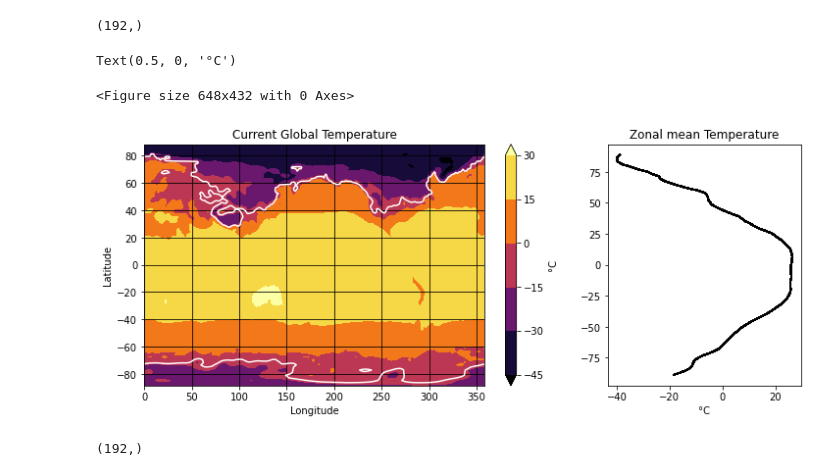
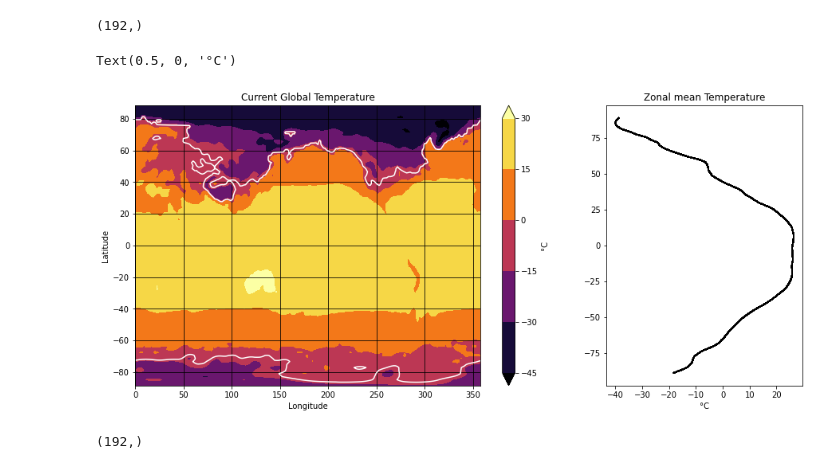
Before and after one commit to saranya8989/2022_ML_Earth_Env_Sci, a Jupyter notebook: Lab_Notebooks/S1_3_Matplotlib.ipynb, the cells around one changed output. Cells and saved outputs as stored; diff of their text form; code cells hidden in the pictures.

```diff
--- a/Lab_Notebooks/S1_3_Matplotlib.ipynb
+++ b/Lab_Notebooks/S1_3_Matplotlib.ipynb
@@ -487,30 +487,29 @@ lon.shape
 # %% [output]
 (192,)
 # %%
-fig = plt.figure(figsize=(9, 6))
-fig, ax = plt.subplots(figsize=(12, 7))
+fig = plt.figure(figsize=(15, 10))
+
 x,y=np.meshgrid(lon,lat)
 clevels = np.arange(-10,0,15)
 ax1 = plt.subplot2grid((3, 3), (1, 0), colspan=2, rowspan=2)
 #ax2 = plt.subplot2grid((3, 3), (1, 2), rowspan=2)
 cft1=ax1.contourf(x,y,temp, cmap='inferno',edgecolors='k', extend='both')
 ax1.contour(x, y, temp, clevels, cmap='binary')
 ax1.grid(True, color='k')
 ax1.set_title('Current Global Temperature')
 plt.xlabel('Longitude')
 plt.ylabel('Latitude')
 cbar = plt.colorbar(cft1)
 cbar.set_label('°C')
 
 ax2 = plt.subplot2grid((3, 3), (1, 2), rowspan=2)
 cft2=np.mean(temp, axis=1)
 ax2.set_title('Zonal mean Temperature')
 ax2.plot(cft2,y,color='k')
 plt.xlabel('°C')
 # %% [output]
 Text(0.5, 0, '°C')
-<Figure size 648x432 with 0 Axes>
-[figure, old version]
+[figure, new version]
 # %%
 cft2.shape
 # %% [output]
```
